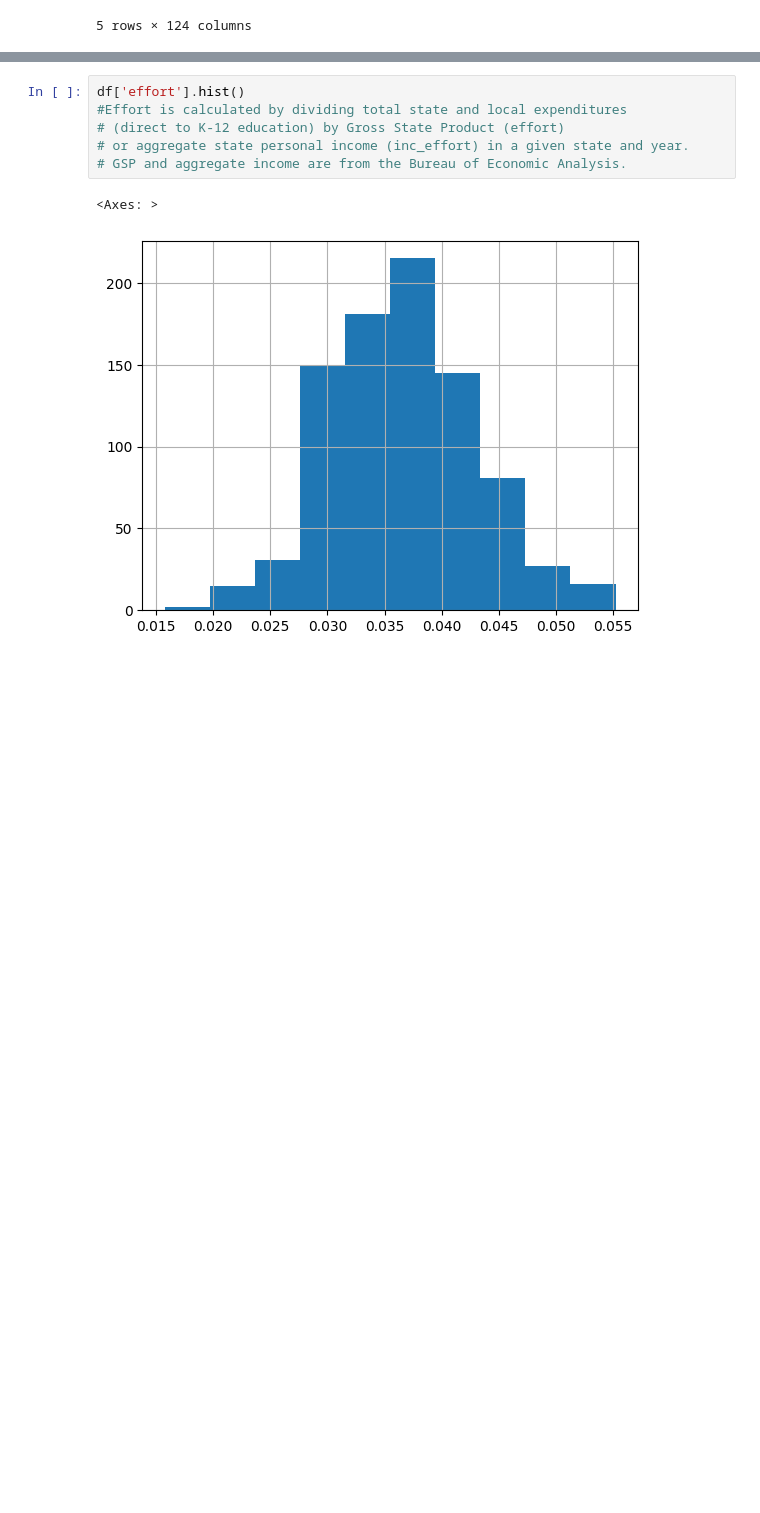
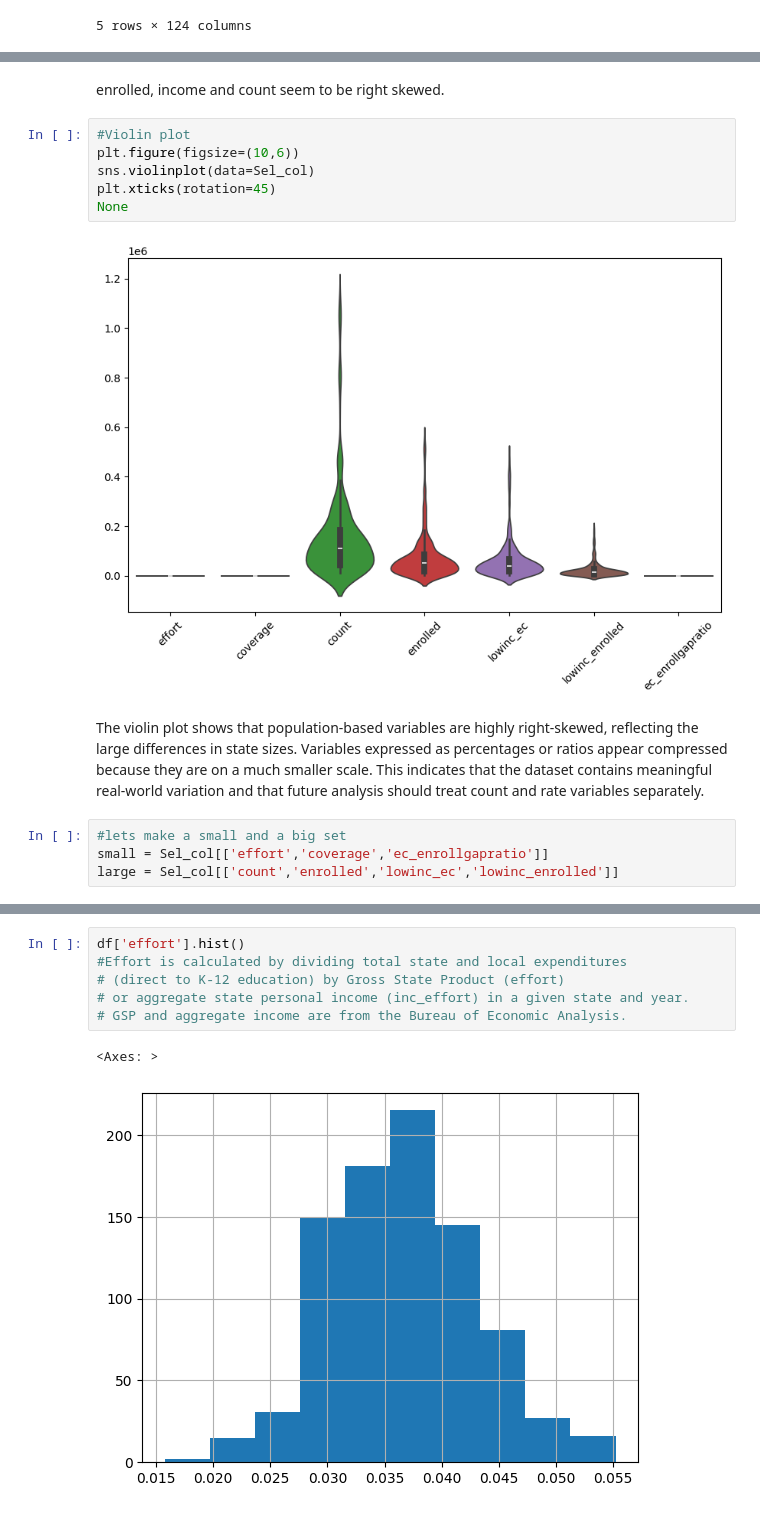
Before and after one commit to SalhaMo/Module-B-semester-2, a Jupyter notebook: Week4.ipynb, the cells around one changed output, grey strips where cells are left out. Drawn from its saved outputs; the diff is of its cells as text; blank space fills up the shorter version.

```diff
--- a/Week4.ipynb
+++ b/Week4.ipynb
@@ -108,0 +136,16 @@ ValueError: Layout of 4x3 must be larger than required size 116
+# %% [markdown]
+enrolled, income and count seem to be right skewed.
+# %%
+#Violin plot
+plt.figure(figsize=(10,6))
+sns.violinplot(data=Sel_col)
+plt.xticks(rotation=45)
+None
+# %% [output]
+[figure, added]
+# %% [markdown]
+The violin plot shows that population-based variables are highly right-skewed, reflecting the large differences in state sizes. Variables expressed as percentages or ratios appear compressed because they are on a much smaller scale. This indicates that the dataset contains meaningful real-world variation and that future analysis should treat count and rate variables separately.
+# %%
+#lets make a small and a big set
+small = Sel_col[['effort','coverage','ec_enrollgapratio']]
+large = Sel_col[['count','enrolled','lowinc_ec','lowinc_enrolled']]
```
Also changed, not shown: parts of 7 cells of this notebook.
